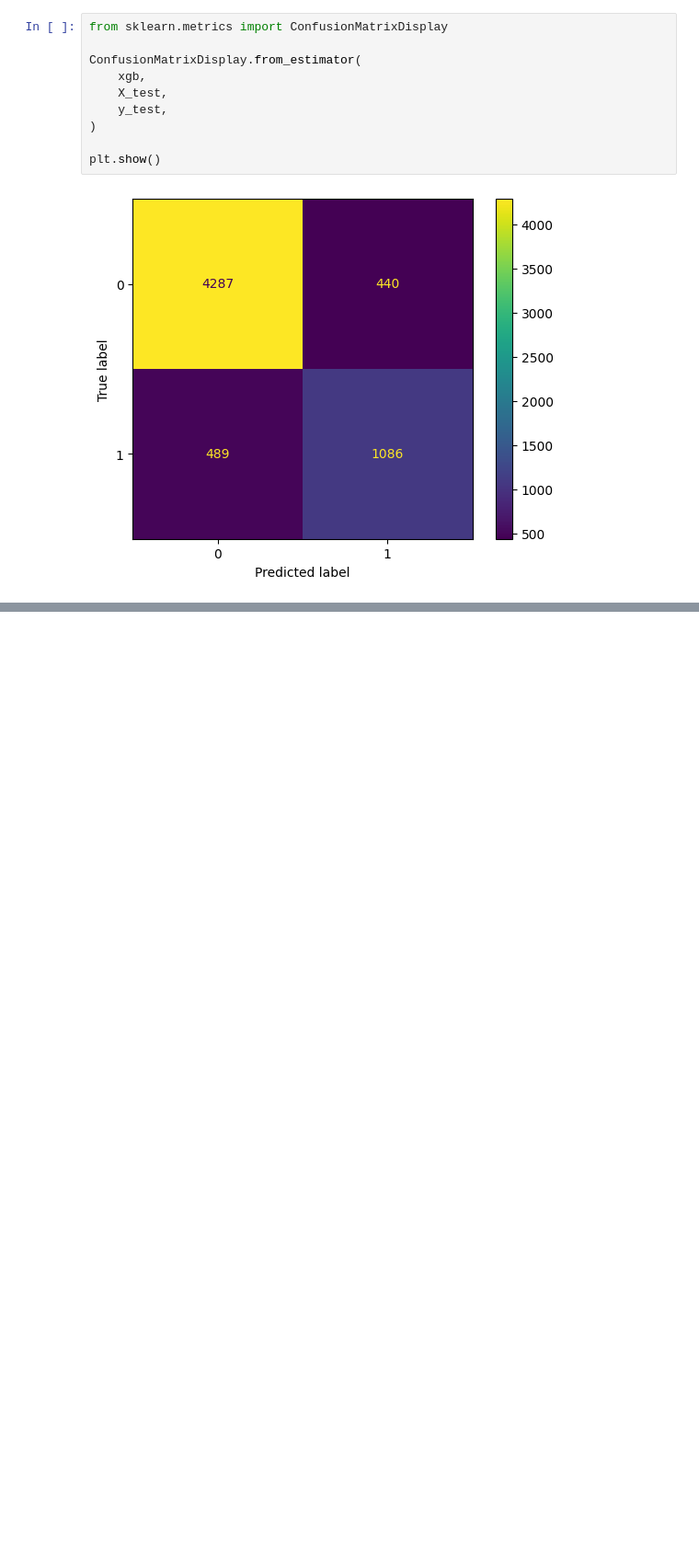
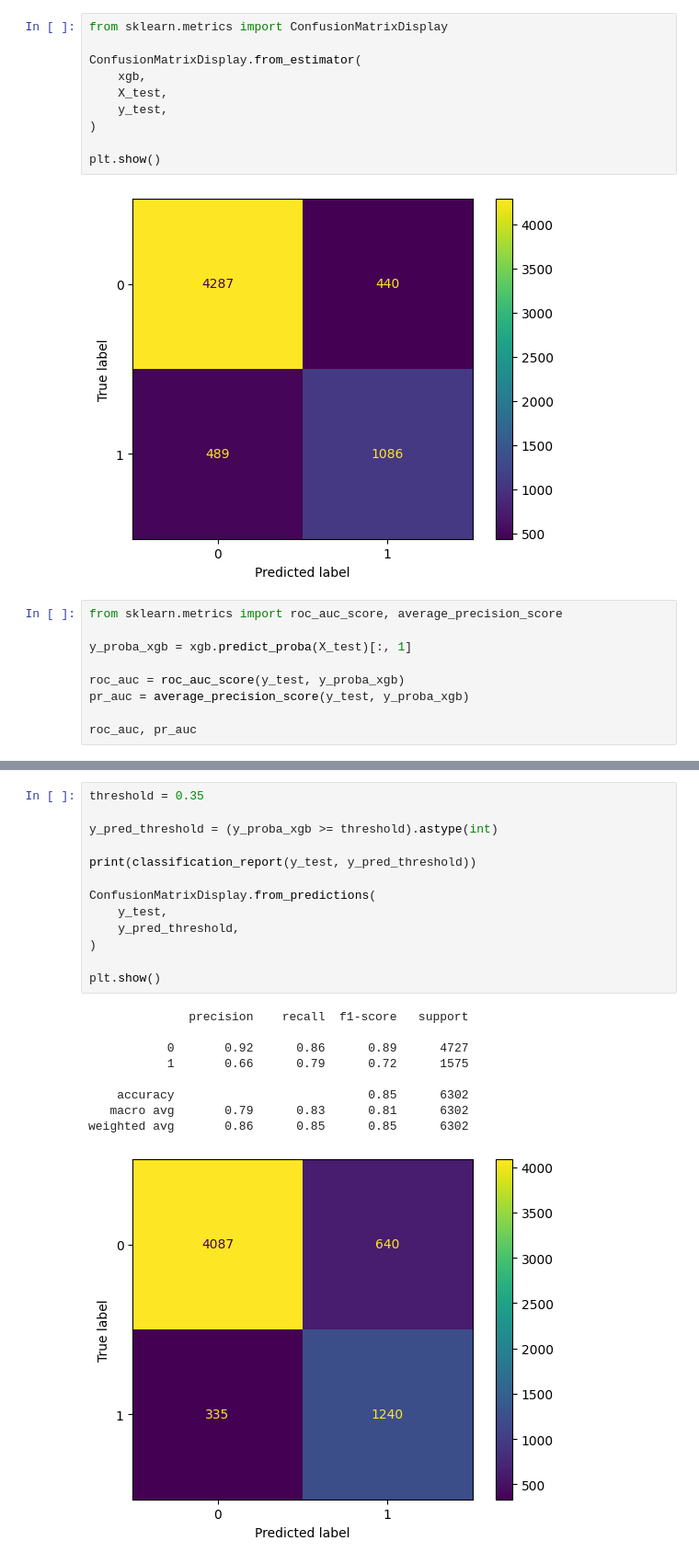
Before and after one commit to alfergal/ml-studio, a Jupyter notebook: ml/loanops/notebooks/01_eda.ipynb, the cells around one changed output, grey strips where cells are left out. Shown at 92% size. Cells and saved outputs as stored; diff of their text form; blank space fills up the shorter version.

```diff
--- a/ml/loanops/notebooks/01_eda.ipynb
+++ b/ml/loanops/notebooks/01_eda.ipynb
@@ -419,3 +419,12 @@ ConfusionMatrixDisplay.from_estimator(
 plt.show()
 # %% [output]
 [figure]
+# %%
+from sklearn.metrics import roc_auc_score, average_precision_score
+
+y_proba_xgb = xgb.predict_proba(X_test)[:, 1]
+
+roc_auc = roc_auc_score(y_test, y_proba_xgb)
+pr_auc = average_precision_score(y_test, y_proba_xgb)
+
+roc_auc, pr_auc
@@ -421,0 +455,23 @@ plt.show()
+# %%
+threshold = 0.35
+
+y_pred_threshold = (y_proba_xgb >= threshold).astype(int)
+
+print(classification_report(y_test, y_pred_threshold))
+
+ConfusionMatrixDisplay.from_predictions(
+    y_test,
+    y_pred_threshold,
+)
+
+plt.show()
+# %% [output]
+              precision    recall  f1-score   support
+
+           0       0.92      0.86      0.89      4727
+           1       0.66      0.79      0.72      1575
+
+    accuracy                           0.85      6302
+   macro avg       0.79      0.83      0.81      6302
+weighted avg       0.86      0.85      0.85      6302
+[figure, added]
```
Also changed, not shown: parts of 4 cells of this notebook.
